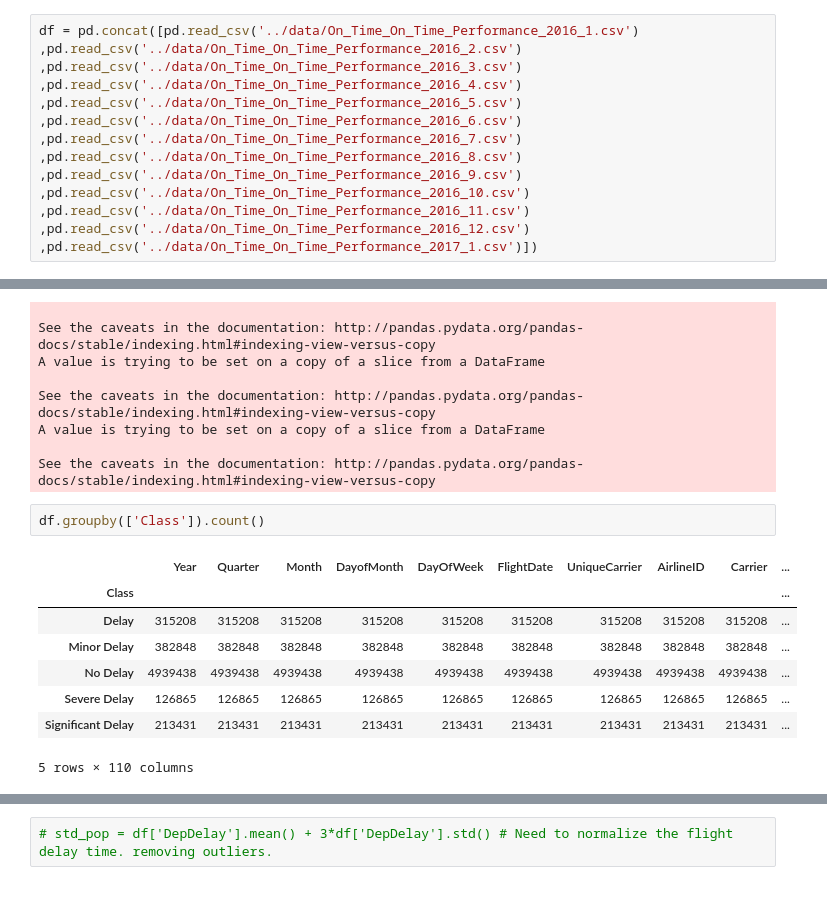
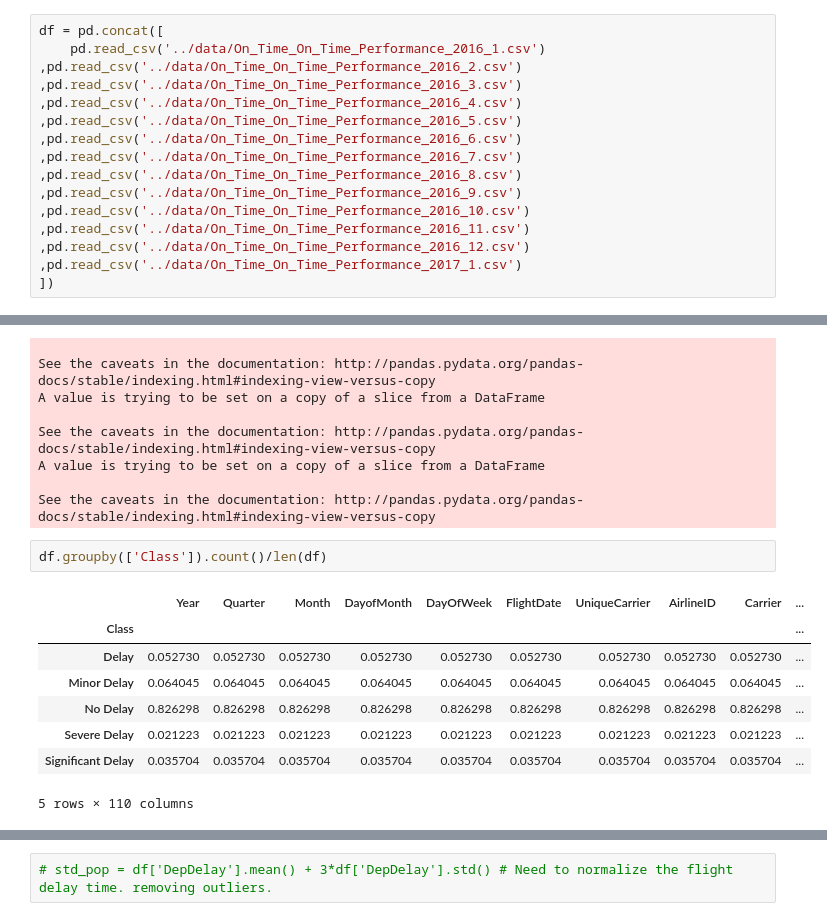
Before and after one commit to usingamgad/flight_delay, a Jupyter notebook: flight_delay_model.ipynb, the cells around one changed output, grey strips where cells are left out. Drawn from its saved outputs; the diff is of its cells as text.

```diff
--- a/flight_delay_model.ipynb
+++ b/flight_delay_model.ipynb
@@ -3,7 +3,8 @@ import pandas as pd
 import matplotlib.pyplot as plt
 %matplotlib inline
 # %%
-df = pd.concat([pd.read_csv('../data/On_Time_On_Time_Performance_2016_1.csv')
+df = pd.concat([
+    pd.read_csv('../data/On_Time_On_Time_Performance_2016_1.csv')
 ,pd.read_csv('../data/On_Time_On_Time_Performance_2016_2.csv')
 ,pd.read_csv('../data/On_Time_On_Time_Performance_2016_3.csv')
 ,pd.read_csv('../data/On_Time_On_Time_Performance_2016_4.csv')
@@ -15,7 +16,8 @@ df = pd.concat([pd.read_csv('../data/On_Time_On_Time_Performance_2016_1.csv')
 ,pd.read_csv('../data/On_Time_On_Time_Performance_2016_10.csv')
 ,pd.read_csv('../data/On_Time_On_Time_Performance_2016_11.csv')
 ,pd.read_csv('../data/On_Time_On_Time_Performance_2016_12.csv')
-,pd.read_csv('../data/On_Time_On_Time_Performance_2017_1.csv')])
+,pd.read_csv('../data/On_Time_On_Time_Performance_2017_1.csv')
+])
 # %% [markdown]
 # Day of the week, Day of the month, month, UniqueCarrier, OriginAirportID, DestAirportID, CRSDepTime
 # %%
@@ -70,13 +72,13 @@ A value is trying to be set on a copy of a slice from a DataFrame
 
 See the caveats in the documentation: http://pandas.pydata.org/pandas-docs/stable/indexing.html#indexing-view-versus-copy
 # %%
-df.groupby(['Class']).count()
+df.groupby(['Class']).count()/len(df)
 # %% [output]
 |  | Year | Quarter | Month | DayofMonth | DayOfWeek | FlightDate | UniqueCarrier | AirlineID | Carrier | ... |
 | Class |  |  |  |  |  |  |  |  |  | ... |
-| Delay | 315208 | 315208 | 315208 | 315208 | 315208 | 315208 | 315208 | 315208 | 315208 | ... |
-| Minor Delay | 382848 | 382848 | 382848 | 382848 | 382848 | 382848 | 382848 | 382848 | 382848 | ... |
-| No Delay | 4939438 | 4939438 | 4939438 | 4939438 | 4939438 | 4939438 | 4939438 | 4939438 | 4939438 | ... |
-| Severe Delay | 126865 | 126865 | 126865 | 126865 | 126865 | 126865 | 126865 | 126865 | 126865 | ... |
-| Significant Delay | 213431 | 213431 | 213431 | 213431 | 213431 | 213431 | 213431 | 213431 | 213431 | ... |
+| Delay | 0.052730 | 0.052730 | 0.052730 | 0.052730 | 0.052730 | 0.052730 | 0.052730 | 0.052730 | 0.052730 | ... |
+| Minor Delay | 0.064045 | 0.064045 | 0.064045 | 0.064045 | 0.064045 | 0.064045 | 0.064045 | 0.064045 | 0.064045 | ... |
+| No Delay | 0.826298 | 0.826298 | 0.826298 | 0.826298 | 0.826298 | 0.826298 | 0.826298 | 0.826298 | 0.826298 | ... |
+| Severe Delay | 0.021223 | 0.021223 | 0.021223 | 0.021223 | 0.021223 | 0.021223 | 0.021223 | 0.021223 | 0.021223 | ... |
+| Significant Delay | 0.035704 | 0.035704 | 0.035704 | 0.035704 | 0.035704 | 0.035704 | 0.035704 | 0.035704 | 0.035704 | ... |
 5 rows × 110 columns
```
Also changed, not shown: parts of 38 cells of this notebook.
